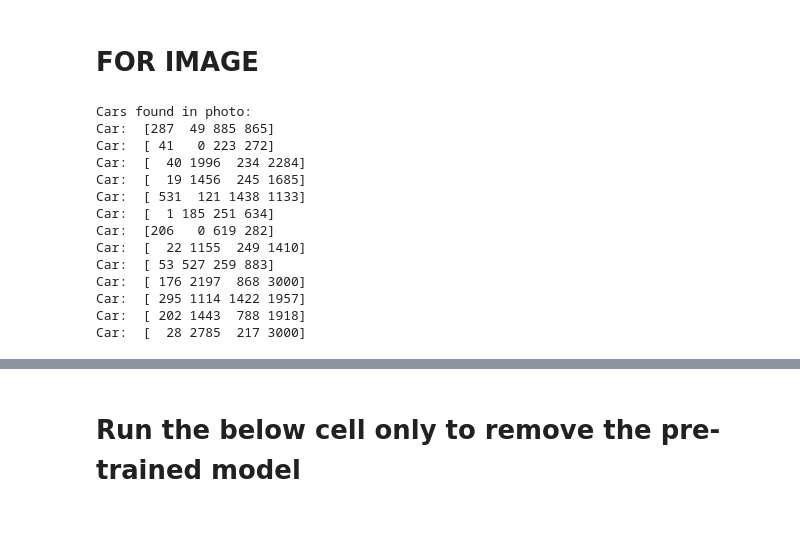
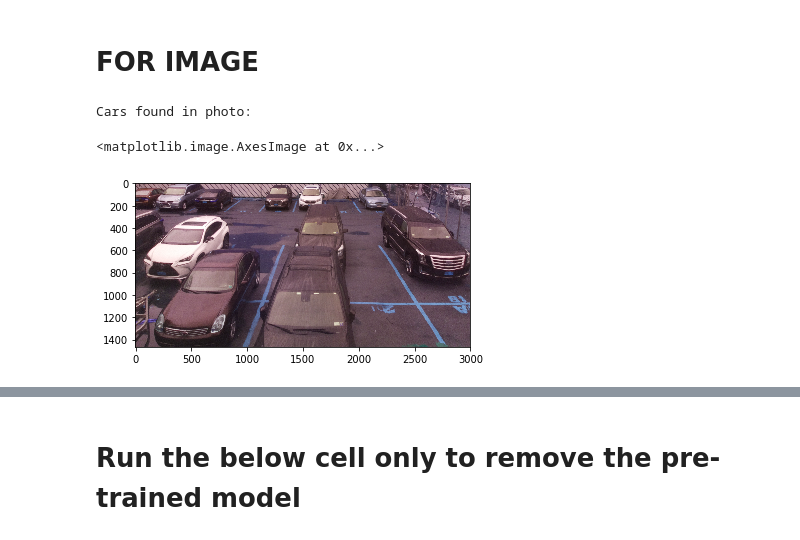
Before and after one commit to baivabpokhrel/CarDetector, a Jupyter notebook: car-detection-model.ipynb, the cells around one changed output, grey strips where cells are left out. Drawn from its saved outputs; the diff is of its cells as text; code cells hidden in the pictures.

```diff
--- a/car-detection-model.ipynb
+++ b/car-detection-model.ipynb
@@ -115,30 +121,32 @@ car_boxes = get_car_boxes(r['rois'], r['class_ids'])
 #car_mask=get_car_mask(r['masks'], r['class_ids'])
 print("Cars found in photo:")
 
-# Draw each box on the frame
-for box in car_boxes:
-    print("Car: ", box)
+# # Draw each box on the frame
+# for box in car_boxes:
+#     print("Car: ", box)
 
-    y1, x1, y2, x2 = box
+#     y1, x1, y2, x2 = box
 
-        # Draw the box
-    cv2.rectangle(crop, (x1, y1), (x2, y2), (0, 255, 0), 2)
+#         # Draw the box
+#     cv2.rectangle(crop, (x1, y1), (x2, y2), (0, 255, 0), 2)
 
 # cv2.imwrite('car_output.jpg', crop)
 # cv2.destroyAllWindows()
 # Image('car_output.jpg')
 # %% [output]
 Cars found in photo:
-Car:  [287  49 885 865]
-Car:  [ 41   0 223 272]
-Car:  [  40 1996  234 2284]
-Car:  [  19 1456  245 1685]
-Car:  [ 531  121 1438 1133]
-Car:  [  1 185 251 634]
-Car:  [206   0 619 282]
-Car:  [  22 1155  249 1410]
-Car:  [ 53 527 259 883]
-Car:  [ 176 2197  868 3000]
-Car:  [ 295 1114 1422 1957]
-Car:  [ 202 1443  788 1918]
-Car:  [  28 2785  217 3000]
+# %%
+
+gray_image = cv2.cvtColor(crop, cv2.COLOR_BGR2GRAY)
+# loop over of the detected object's bounding boxes and masks
+
+spotList=spots.spot_list
+spotMaskList=[]
+for i in spotList:
+    mask=get_mask_array_of_parking_spot(gray_image, i, 1) # 255 shows up as white on image
+    spotMaskList.append(mask)
+
+plt.imshow(crop)
+# %% [output]
+<matplotlib.image.AxesImage at 0x...>
+[figure, added]
```
Also changed, not shown: parts of 8 cells of this notebook, 2 other files.
